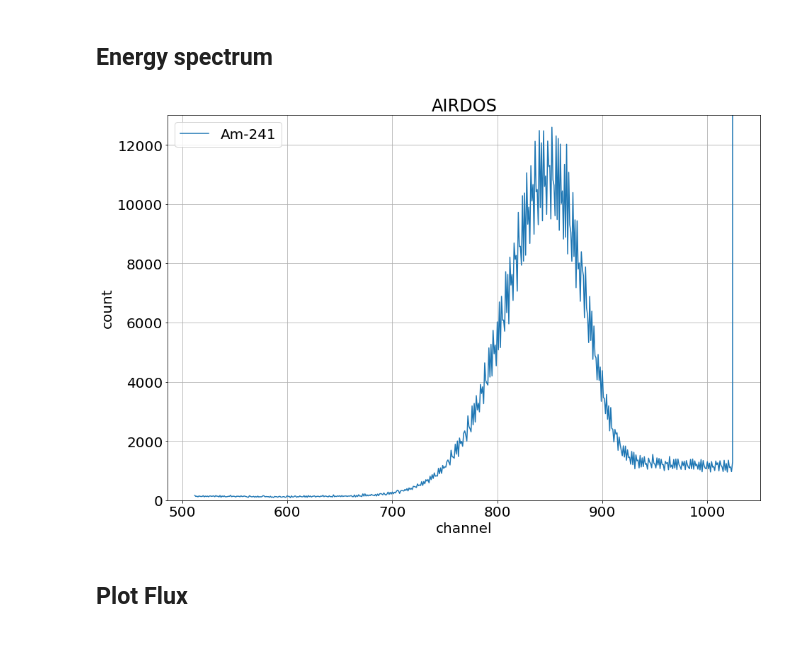
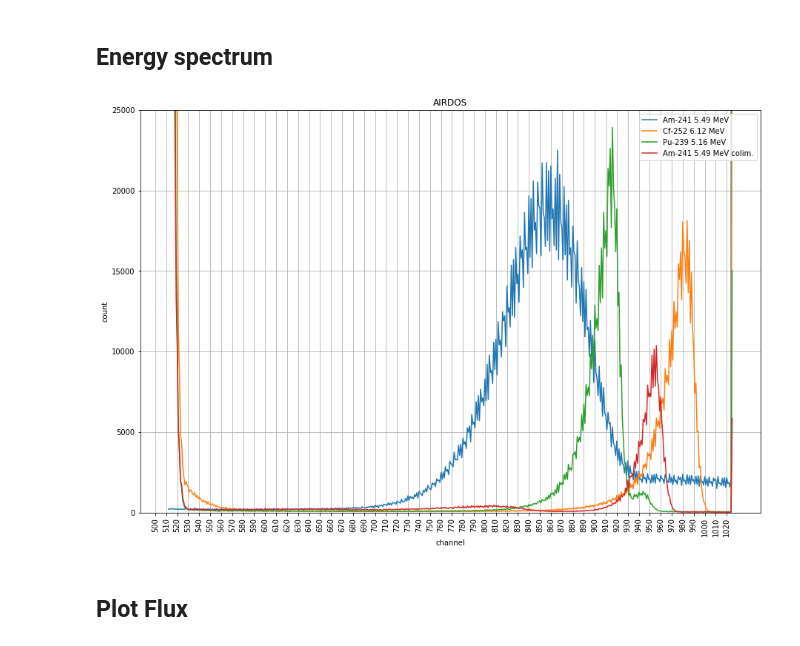
Before and after one commit to ODZ-UJF-AV-CR/AIRDOS-parser, a Jupyter notebook: AIRDOS4_calibration.ipynb, the cells around one changed output. Cells and saved outputs as stored; diff of their text form; code cells hidden in the pictures.

```diff
--- a/AIRDOS4_calibration.ipynb
+++ b/AIRDOS4_calibration.ipynb
@@ -209,10 +212,10 @@ rc.ix[0:,'sum'].plot()
 #e2 = [290,355]
 #e3 = [378,448]
 #e4 = [483,537]
-e1 = [0,80]
-e2 = [26,34]
-e3 = [53,70]
-e4 = [35,49]
+e1 = [10,150]
+e2 = [160,340]
+e3 = [350,475]
+e4 = [540,600]
 
 
 rc.ix[e1[0]:e1[1],'sum'].plot(c='b')
@@ -231,38 +234,39 @@ print e1[1]
 # %% [markdown]
 ## Energy spectrum
 # %%
-matplotlib.rcParams.update({'font.size': 20})
+matplotlib.rcParams.update({'font.size': 10})
 
 '''
 plt.figure(figsize=(20,5))
 rc['sum'][91:154].plot(c='blue')
 rc['sum'][155:235].plot(c='red')
 rc['sum'][236:296].plot(c='green')
 rc['sum'][300:350].plot(c='yellow')
 '''
 
 ener1 = rc.ix[e1[0]:e1[1],512:1026].sum()
 ener2 = rc.ix[e2[0]:e2[1],514:1026].sum()
 ener3 = rc.ix[e3[0]:e3[1],514:1026].sum()
 ener4 = rc.ix[e4[0]:e4[1],514:1026].sum()
 
 plt.figure(figsize=(15,10))
 #plt.yscale('log')
 
-plt.plot(ener1, label='Am-241')
-#plt.plot(ener2, label='26.55 MeV - desticka c. 3')
-#plt.plot(ener3, label='22.29 MeV - desticka c. 4')
-#plt.plot(ener4, label='Am-241; low flux')
-plt.ylim([0,13000])
+plt.plot(ener1, label='Am-241 5.49 MeV')
+plt.plot(ener2, label='Cf-252 6.12 MeV')
+plt.plot(ener3, label='Pu-239 5.16 MeV')
+plt.plot(ener4, label='Am-241 5.49 MeV colim.')
+plt.ylim([0,25000])
 #plt.xlim([600,750])
 plt.legend()
 plt.title('AIRDOS')
 plt.xlabel('channel')
 plt.ylabel('count')
-#plt.xticks(range(500,1030,50))
+plt.xticks(range(500,1030,10))
+plt.xticks(rotation=90)
 plt.grid()
 # %% [output]
-[figure, old version]
+[figure, new version]
 # %% [markdown]
 ## Plot Flux
 # %%
```
Also changed, not shown: parts of 5 cells of this notebook, 2 other files.
